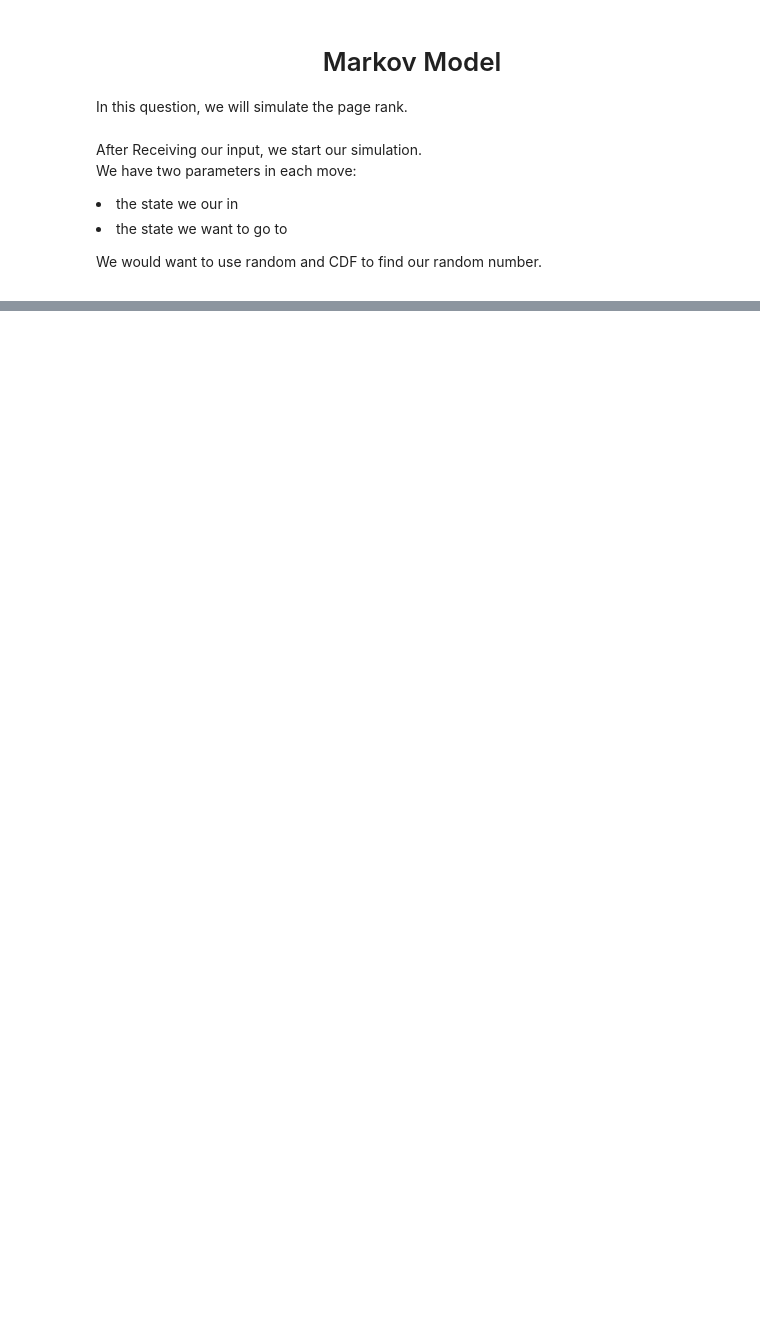
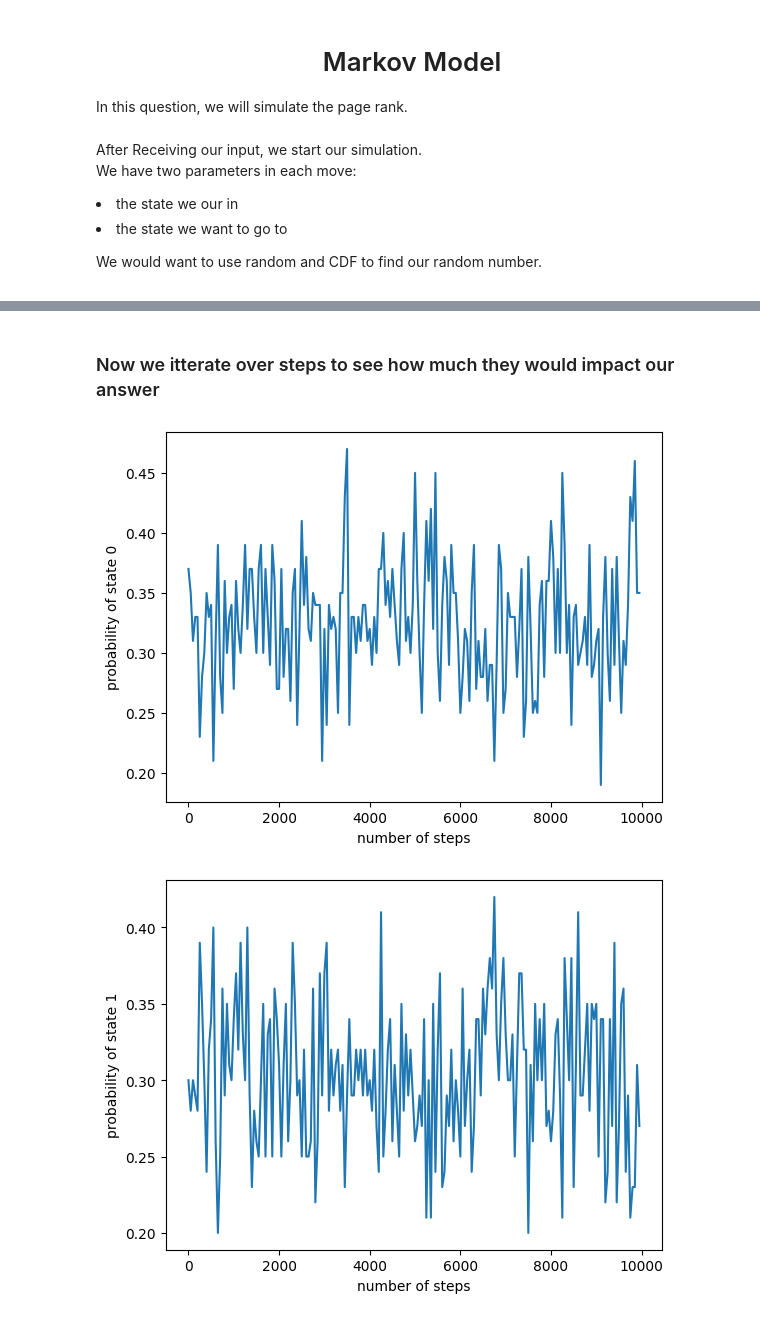
Before and after one commit to bigwhoman/Computer-Simulation-Spring-2023, a Jupyter notebook: HW2/code.ipynb, the cells around one changed output, grey strips where cells are left out. Saved outputs shown, nothing was run; the diff lists cells and outputs as text; code cells hidden in the pictures; blank space fills up the shorter version.

```diff
--- a/HW2/code.ipynb
+++ b/HW2/code.ipynb
@@ -94,30 +95,23 @@ Now We will run the simulation for number of steps: 1 to 10000000
 # %%
-def plot_signal(x, y, i):
+def plot_signal(x, y, i,legend_name):
     fig, ax = plt.subplots()
     ax.plot(x, y)
-    ax.set_xlabel("number of steps")
+    ax.set_xlabel(f"number of {legend_name}")
     ax.set_ylabel(f"probability of state {i}")
 
-def full_simulation(test: bool, steps: int, test_case: list) :
+def full_simulation(test: bool, steps: int, number_of_simulations: int,test_case: list) :
     NUMBER_OF_STEPS = steps
 
     if test_case == None :
         (n,first_try,transition_matrix) = get_inputs(test)
     else :
         (n,first_try,transition_matrix) = test_case
-    print(n)
-    print(first_try)
-    print(transition_matrix)
-    probs = [[] for _ in range(n)]
+    # print(n)
+    # print(first_try)
+    # print(transition_matrix)
     (first_CDF,transition_CDF) = get_CDFs(first_try=first_try,transition_matrix=transition_matrix,n=n)
-    for i in range(NUMBER_OF_STEPS):
-        prob = simulate(number_of_steps=i,n=n,first_CDF=first_CDF,transition_CDF=transition_CDF)
-        for j in range(n) :
-            probs[j].append(prob[j])
+    prob = simulate(number_of_steps=steps,number_of_simulations=number_of_simulations,n=n,first_CDF=first_CDF,transition_CDF=transition_CDF)
+    return prob
 
-    x = [i for i in range(NUMBER_OF_STEPS)]
-    for i in range(n) :
-        plot_signal(x,probs[i],i)
-
-full_simulation(test = True, steps = 10000,test_case = None)
+print(full_simulation(test = True, steps = 100,number_of_simulations = 100000,test_case = None))
 # %% [output]
@@ -129,0 +119,20 @@ full_simulation(test = True, steps = 10000,test_case = None)
+# %% [markdown]
+### Now we itterate over steps to see how much they would impact our answer
+# %%
+def itteration_over_steps(max_steps :int,test_case :list,max_simulations):
+    if test_case == None :
+        n = 3
+    else :
+        n = test_case[0]
+    probs = [[] for _ in range(n)]
+    for i in range(1,max_steps,50):
+        prob = full_simulation(test = True, steps = i,number_of_simulations = max_simulations,test_case = test_case)
+        for j in range(n) :
+            probs[j].append(prob[j])
+    x = [i for i in range(1,max_steps,50)]
+    for i in range(n) :
+        plot_signal(x,probs[i],i,"steps")
+itteration_over_steps(10000,None,100)
+# %% [output]
+[figure, added]
+[figure, added]
```
Also changed, not shown: parts of 9 cells of this notebook, 19 other files.
